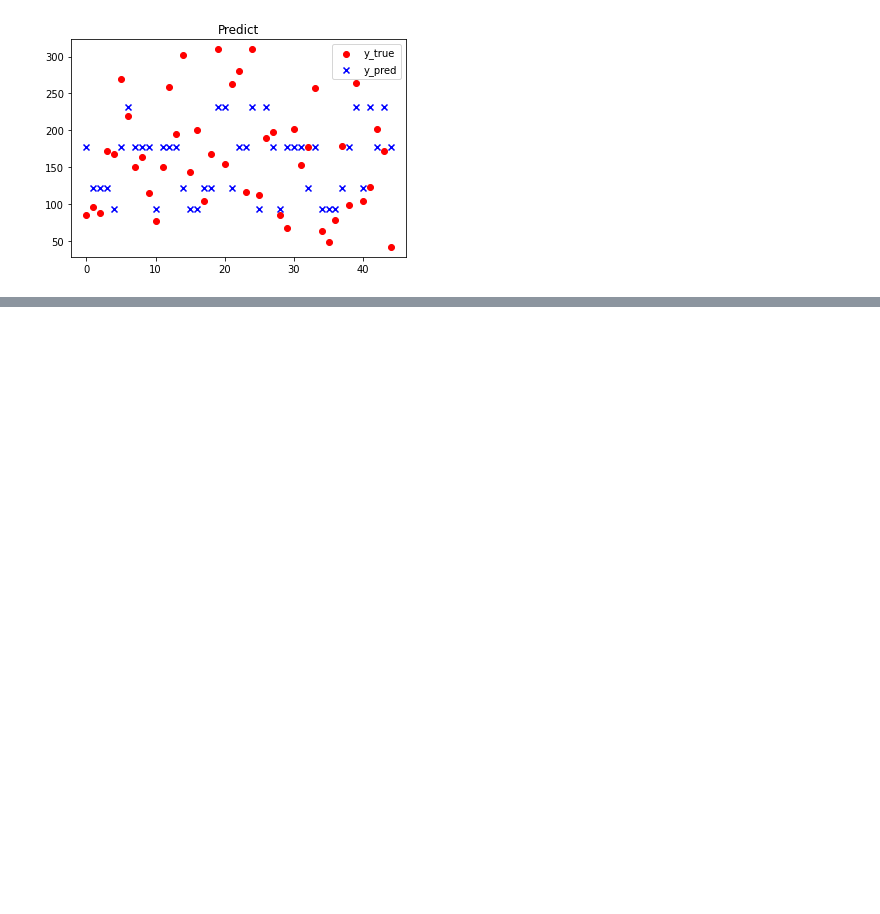
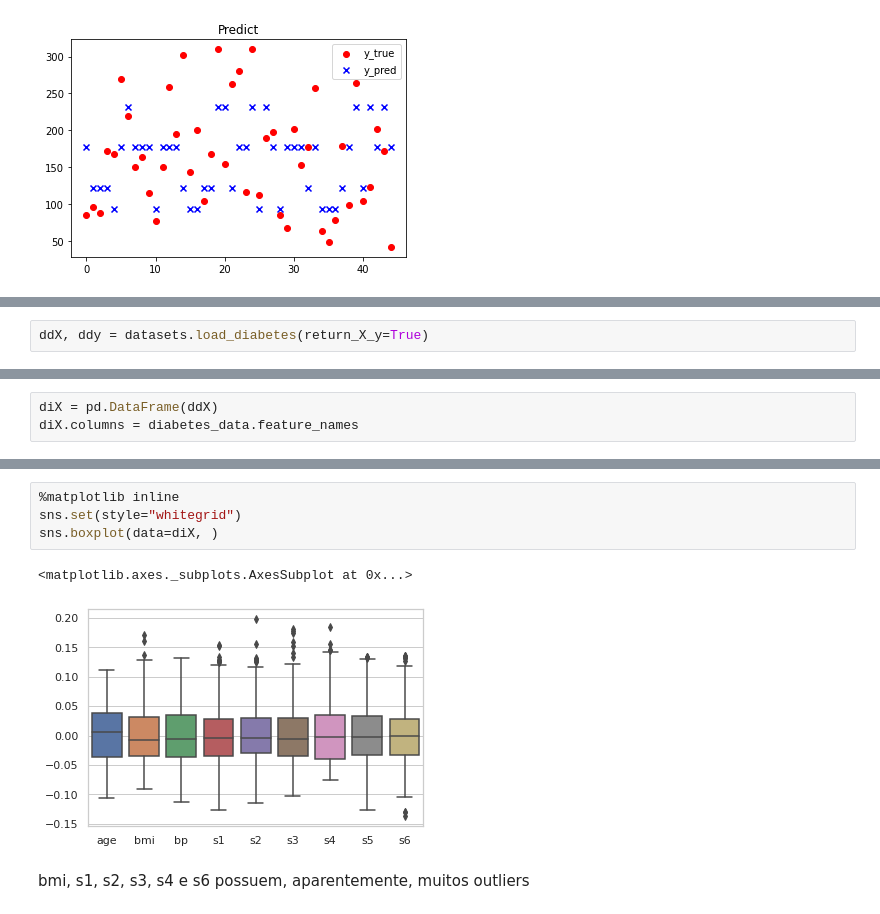
Before and after one commit to C4st3ll4n/diabetis_portfolio, a Jupyter notebook: portfolio_diabetis.ipynb, the cells around one changed output, grey strips where cells are left out. Cells and saved outputs as stored; diff of their text form; blank space fills up the shorter version.

```diff
--- a/portfolio_diabetis.ipynb
+++ b/portfolio_diabetis.ipynb
@@ -208,0 +211,2 @@ plot(y_test, y_pred)
+# %%
+ddX, ddy = datasets.load_diabetes(return_X_y=True)
@@ -208,0 +235,3 @@ plot(y_test, y_pred)
+# %%
+diX = pd.DataFrame(ddX)
+diX.columns = diabetes_data.feature_names
@@ -208,0 +247,9 @@ plot(y_test, y_pred)
+# %%
+%matplotlib inline
+sns.set(style="whitegrid")
+sns.boxplot(data=diX, )
+# %% [output]
+<matplotlib.axes._subplots.AxesSubplot at 0x...>
+[figure, added]
+# %% [markdown]
+bmi, s1, s2, s3, s4 e s6 possuem, aparentemente, muitos outliers
```
Also changed, not shown: parts of 27 cells of this notebook.
